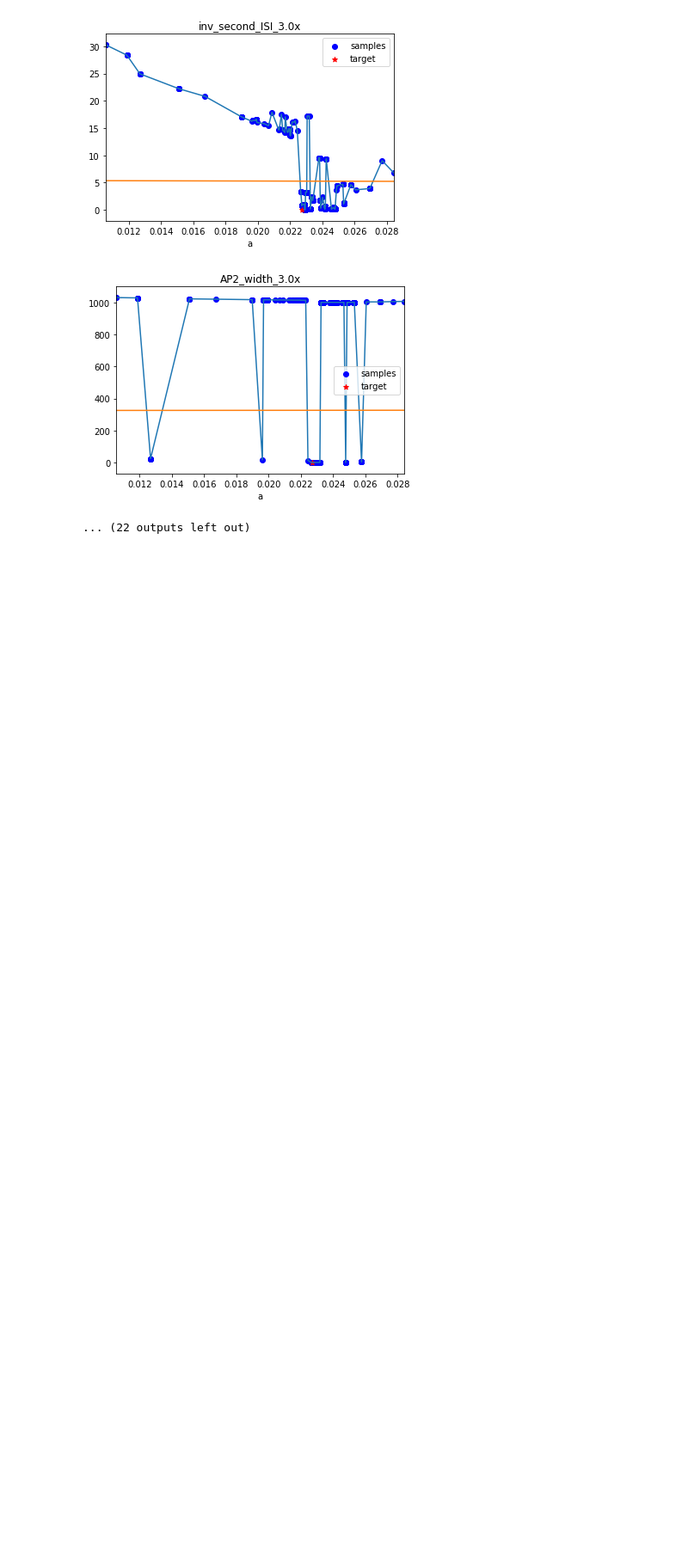
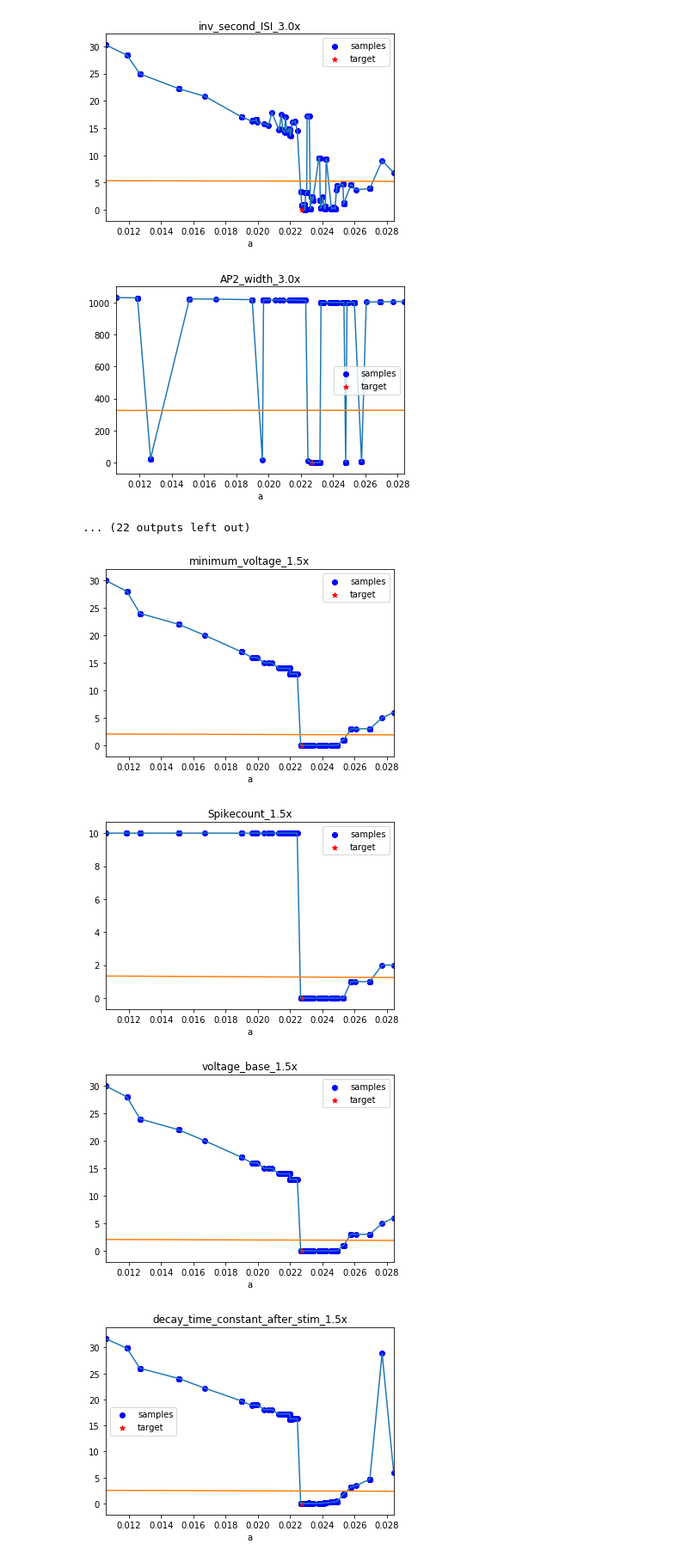
Before and after one commit to russelljjarvis/BluePyOptBU, a Jupyter notebook: examples/bpo_nu_fusion/intractible_error_surface_simulated_data.ipynb, the cells around one changed output. Shown at 86% size. Drawn from its saved outputs; the diff is of its cells as text; code cells hidden in the pictures; blank space fills up the shorter version.

Commit message:
with nice and hard errors showing now

```diff
--- a/examples/bpo_nu_fusion/intractible_error_surface_simulated_data.ipynb
+++ b/examples/bpo_nu_fusion/intractible_error_surface_simulated_data.ipynb
@@ -479,7 +479,7 @@ from sklearn.preprocessing import PolynomialFeatures
 from sklearn.pipeline import make_pipeline
 untractable=[]
 tractable=[]
-def hof_to_euclid_6(hof,MODEL_PARAMS,target,objectives2,max_height):
+def hof_to_euclid_6(hof,MODEL_PARAMS,target,objectives2,max_height, show_hard=True):
     lengths = {}
     tv = 1
     cnt = 0
@@ -506,26 +506,39 @@ def hof_to_euclid_6(hof,MODEL_PARAMS,target,objectives2,max_height):
         n_crosses = threshold_detection(y, threshold=y_thresh, sign='above')
 
         if len(n_crosses)>2:# is not None:
-            ax = plt.subplot()
+            untractable.append(objectives2[i].name)
+            if show_hard:
+                ax = plt.subplot()
 
-            plt.title(objectives2[i].name)
-            untractable.append(objectives2[i].name)
+                plt.title(objectives2[i].name)
 
 
-            plt.plot(hof_x,y)
-            ax.scatter(hof_x, y, c='b', marker='o',label='samples')
-            ax.scatter(tgene, yg, c='r', marker='*',label='target')
-            ax.set_xlim(np.min(hof),np.max(hof))
-            ax.set_xlabel(k)
+                plt.plot(hof_x,y)
+                ax.scatter(hof_x, y, c='b', marker='o',label='samples')
+                ax.scatter(tgene, yg, c='r', marker='*',label='target')
+                ax.set_xlim(np.min(hof),np.max(hof))
+                ax.set_xlabel(k)
 
-            plt.plot(X_plot, y_plot)
-            ax.legend()
-            plt.show()
+                plt.plot(X_plot, y_plot)
+                ax.legend()
+                plt.show()
         else:
             tractable.append(tractable)
+            if not show_hard:
+                ax = plt.subplot()
 
-        #label="degree %d" % degree)
-        #ax.set_ylim(0,max_height)
+                plt.title(objectives2[i].name)
+
+
+                plt.plot(hof_x,y)
+                ax.scatter(hof_x, y, c='b', marker='o',label='samples')
+                ax.scatter(tgene, yg, c='r', marker='*',label='target')
+                ax.set_xlim(np.min(hof),np.max(hof))
+                ax.set_xlabel(k)
+
+                plt.plot(X_plot, y_plot)
+                ax.legend()
+                plt.show()
 # %% [output]
 [figure]
 [figure]
@@ -548,3 +561,12 @@ hof_to_euclid_6(list(hist.genealogy_history.values()),sub_MODEL_PARAMS,target,ob
 [figure]
 [figure]
 ... (22 outputs left out)
+# %%
+temp = list(hist.genealogy_history.values())
+max_height = np.max([sum(i.fitness.values) for i in temp])
+hof_to_euclid_6(list(hist.genealogy_history.values()),sub_MODEL_PARAMS,target,objectives2,max_height,show_hard=False)
+# %% [output]
+[figure, added]
+[figure, added]
+[figure, added]
+[figure, added]
```
Also changed, not shown: parts of 6 cells of this notebook.
